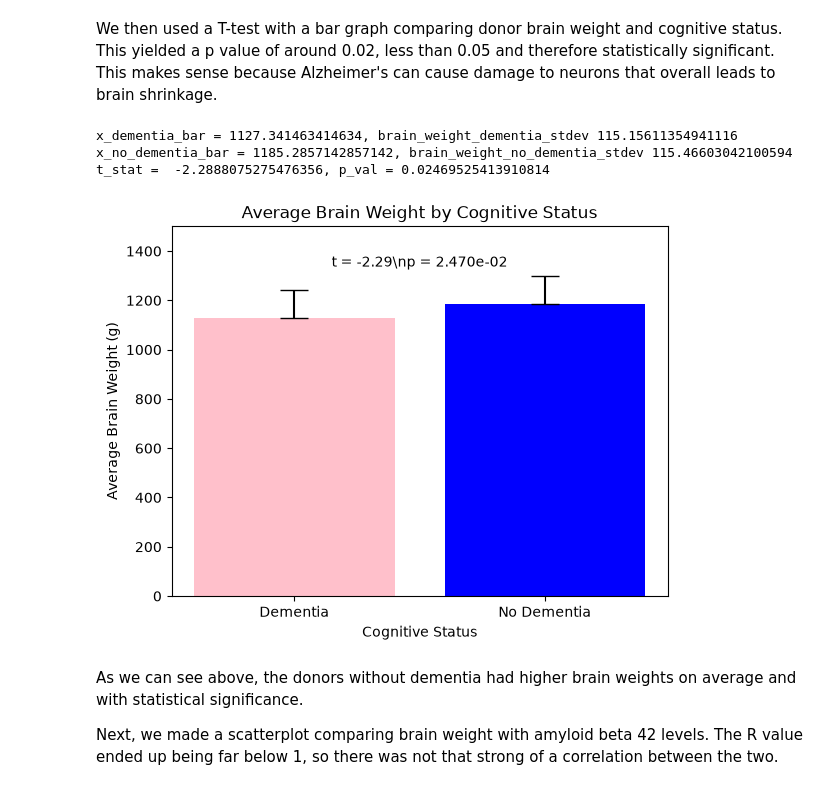
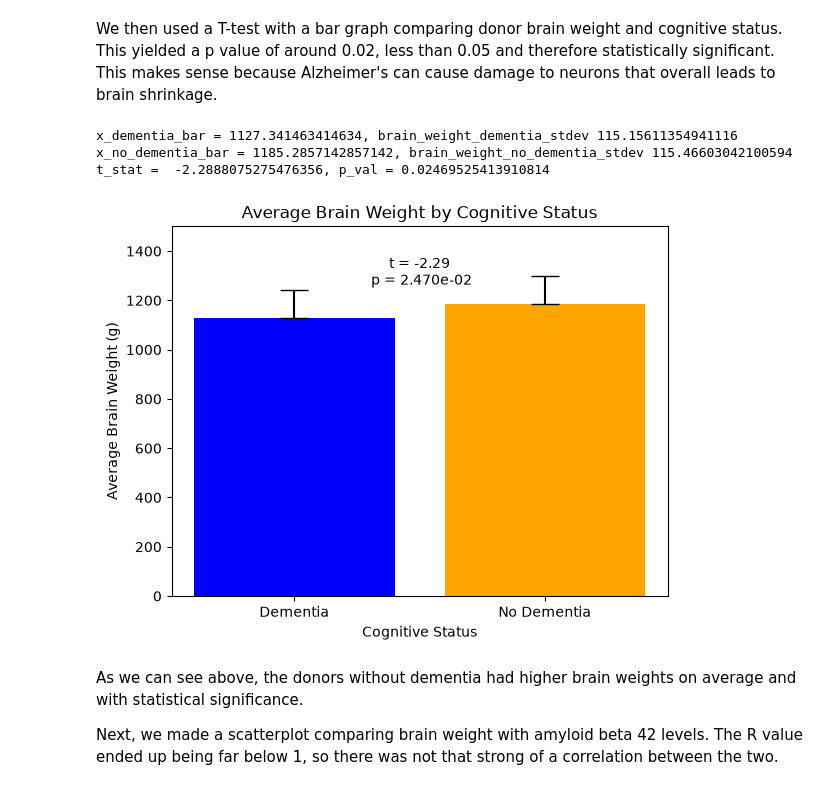
Before and after one commit to clairemee/BME2315_Module1, a Jupyter notebook: Module 1 Final.ipynb, the cells around one changed output. Saved outputs shown, nothing was run; the diff lists cells and outputs as text; code cells hidden in the pictures.

Commit message:
edited bar graph colors and text

```diff
--- a/Module 1 Final.ipynb
+++ b/Module 1 Final.ipynb
@@ -207,36 +207,36 @@ patient_cog_status_cols = ['Dementia', 'No Dementia']
 mean_brain_weight = [x_dementia_bar, x_no_dementia_bar]
 stdev_brain_weight = [brain_weight_dementia_stdev, brain_weight_no_dementia_stdev]
 
 yerr = [np.zeros(len(mean_brain_weight)), stdev_brain_weight] # sets the error bottom as the top of the bar
 
 t_stat, p_val = stats.ttest_ind(brain_weight_dementia, brain_weight_no_dementia)
 print(f't_stat =  {t_stat}, p_val = {p_val}') # finding the p value and t statistic
 
 # plot graph with colors and error bars
-plt.bar(patient_cog_status_cols, mean_brain_weight, yerr=yerr, capsize=10, color=["pink", "blue"])
+plt.bar(patient_cog_status_cols, mean_brain_weight, yerr=yerr, capsize=10, color=["blue", "orange"])
 plt.title("Average Brain Weight by Cognitive Status") # set title
 
 #labeling axises
 plt.xlabel("Cognitive Status")
 plt.ylabel("Average Brain Weight (g)")
 
 # set y-axis range to 1500 so bars and error caps have plenty of room
 plt.ylim(0, 1500)
 
 # Position text of p value and t stat
 plt.text(
         0.5, 0.92,
-        f"t = {t_stat:.2f}\\np = {p_val:.3e}",
+        f"t = {t_stat:.2f}\n p = {p_val:.3e}",
         ha='center',
         va='top',
         transform=plt.gca().transAxes
         )
 plt.show()
 # %% [output]
 x_dementia_bar = 1127.341463414634, brain_weight_dementia_stdev 115.15611354941116
 x_no_dementia_bar = 1185.2857142857142, brain_weight_no_dementia_stdev 115.46603042100594
 t_stat =  -2.2888075275476356, p_val = 0.02469525413910814
-[figure, old version]
+[figure, new version]
 # %% [markdown]
 As we can see above, the donors without dementia had higher brain weights on average and with statistical significance.
 
```
